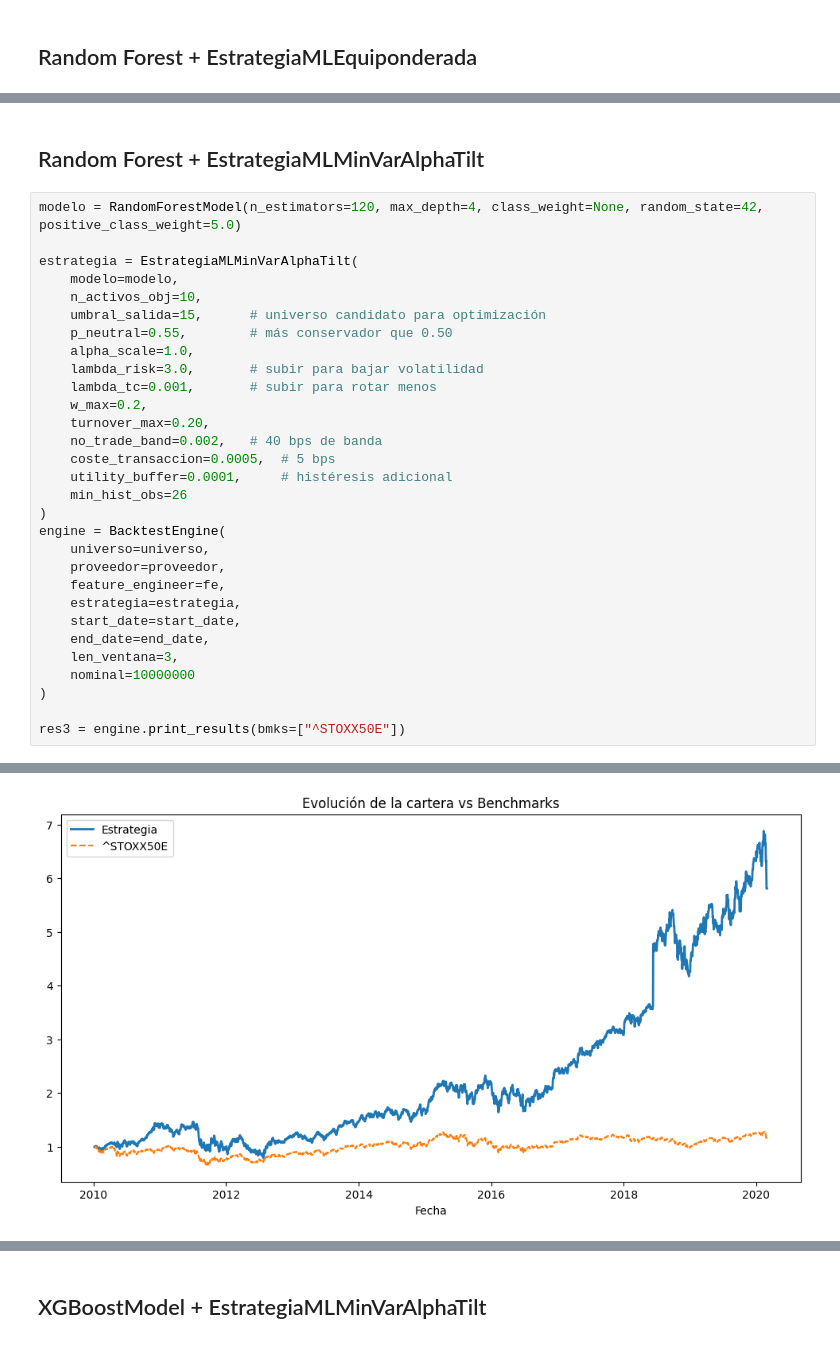
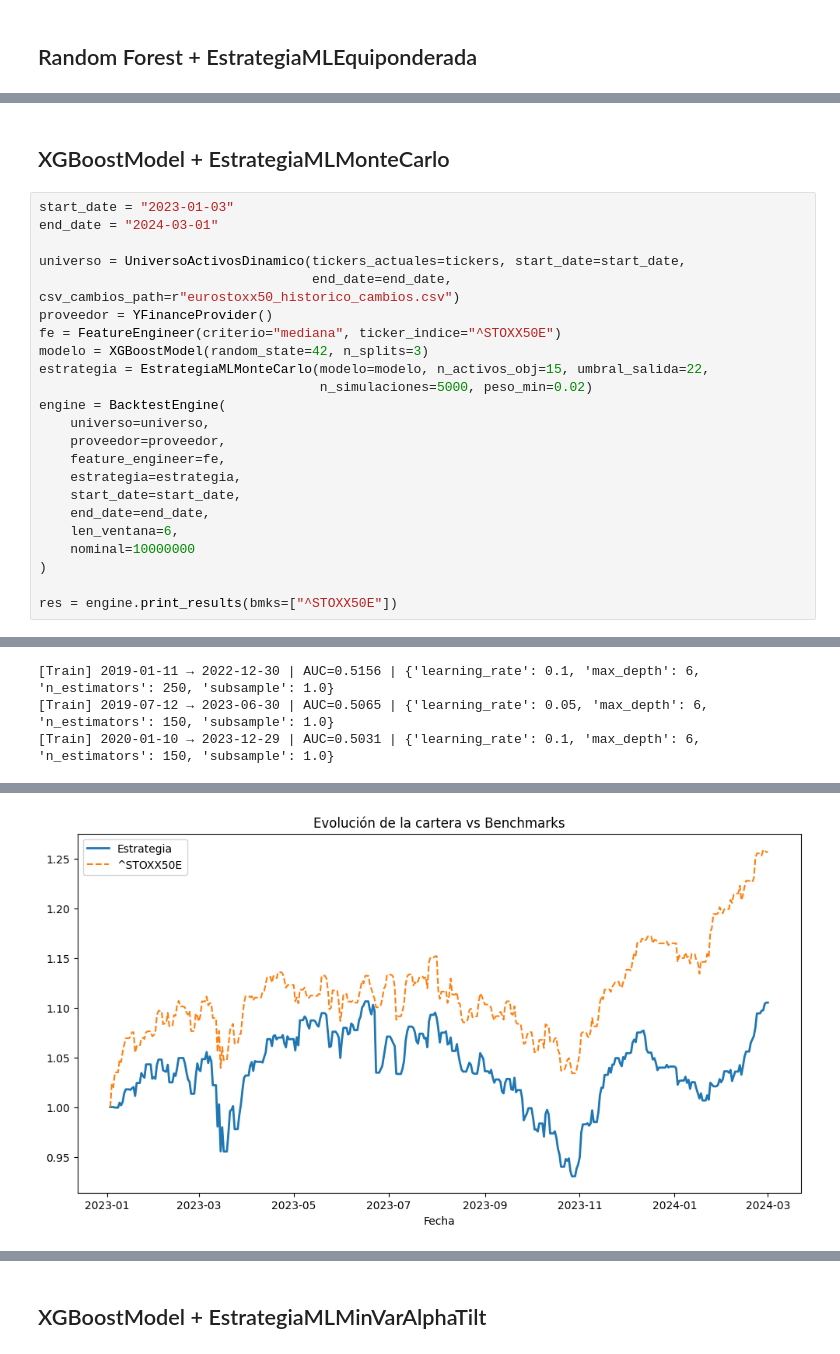
Before and after one commit to Javi-Puerta/Trabajo_gestion_cuantitativa, a Jupyter notebook: prueba_modelos.ipynb, the cells around one changed output, grey strips where cells are left out. Drawn from its saved outputs; the diff is of its cells as text.

```diff
--- a/prueba_modelos.ipynb
+++ b/prueba_modelos.ipynb
@@ -195,23 +169,16 @@ Date
 # %% [markdown]
-## Random Forest + EstrategiaMLMinVarAlphaTilt
+## XGBoostModel + EstrategiaMLMonteCarlo
 # %%
-modelo = RandomForestModel(n_estimators=120, max_depth=4, class_weight=None, random_state=42, positive_class_weight=5.0)
+start_date = "2023-01-03"
+end_date = "2024-03-01"
 
-estrategia = EstrategiaMLMinVarAlphaTilt(
-    modelo=modelo,
-    n_activos_obj=10,
-    umbral_salida=15,      # universo candidato para optimización
-    p_neutral=0.55,        # más conservador que 0.50
-    alpha_scale=1.0,
-    lambda_risk=3.0,       # subir para bajar volatilidad
-    lambda_tc=0.001,       # subir para rotar menos
-    w_max=0.2,
-    turnover_max=0.20,
-    no_trade_band=0.002,   # 40 bps de banda
-    coste_transaccion=0.0005,  # 5 bps
-    utility_buffer=0.0001,     # histéresis adicional
-    min_hist_obs=26
-)
+universo = UniversoActivosDinamico(tickers_actuales=tickers, start_date=start_date,
+                                   end_date=end_date, csv_cambios_path=r"eurostoxx50_historico_cambios.csv")
+proveedor = YFinanceProvider()
+fe = FeatureEngineer(criterio="mediana", ticker_indice="^STOXX50E")
+modelo = XGBoostModel(random_state=42, n_splits=3)
+estrategia = EstrategiaMLMonteCarlo(modelo=modelo, n_activos_obj=15, umbral_salida=22,
+                                    n_simulaciones=5000, peso_min=0.02)
 engine = BacktestEngine(
     universo=universo,
     proveedor=proveedor,
@@ -219,9 +186,9 @@ engine = BacktestEngine(
     estrategia=estrategia,
     start_date=start_date,
     end_date=end_date,
-    len_ventana=3,
+    len_ventana=6,
     nominal=10000000
 )
 
-res3 = engine.print_results(bmks=["^STOXX50E"])
+res = engine.print_results(bmks=["^STOXX50E"])
 # %% [output]
@@ -244,0 +198,3 @@ res3 = engine.print_results(bmks=["^STOXX50E"])
+[Train] 2019-01-11 → 2022-12-30 | AUC=0.5156 | {'learning_rate': 0.1, 'max_depth': 6, 'n_estimators': 250, 'subsample': 1.0}
+[Train] 2019-07-12 → 2023-06-30 | AUC=0.5065 | {'learning_rate': 0.05, 'max_depth': 6, 'n_estimators': 150, 'subsample': 1.0}
+[Train] 2020-01-10 → 2023-12-29 | AUC=0.5031 | {'learning_rate': 0.1, 'max_depth': 6, 'n_estimators': 150, 'subsample': 1.0}
@@ -245,2 +202,2 @@ res3 = engine.print_results(bmks=["^STOXX50E"])
-[figure, old version]
+[figure, new version]
 |  | Estrategia | ^STOXX50E |
```
Also changed, not shown: parts of 6 cells of this notebook, 3 other files.
